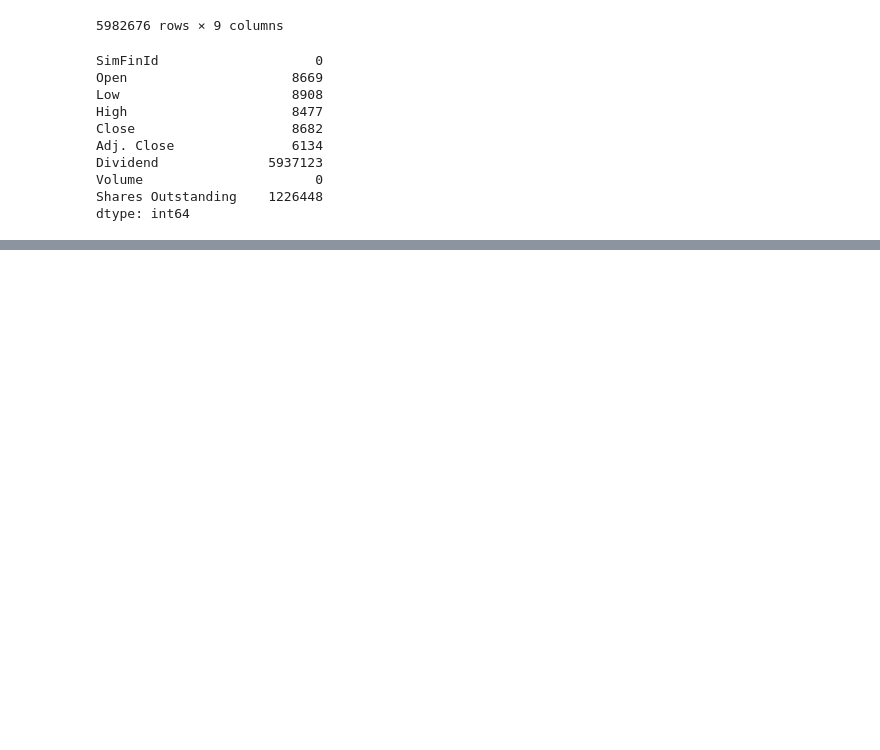
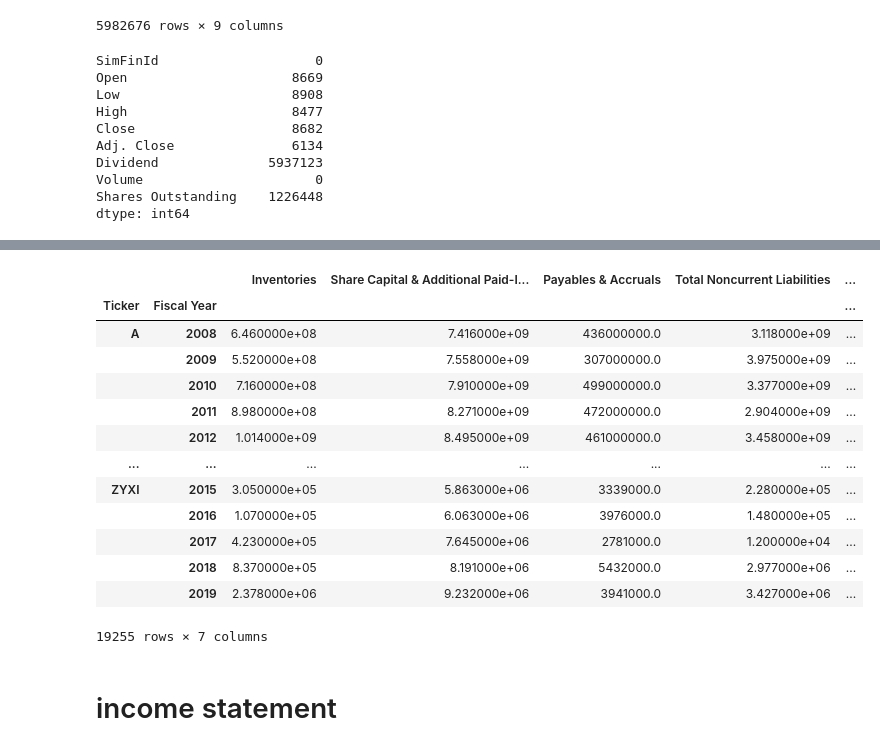
Before and after one commit to MuayThaiLegz/ScientificMethod_ForInvesting-, a Jupyter notebook: barrnun.ipynb, the cells around one changed output, grey strips where cells are left out. Cells and saved outputs as stored; diff of their text form; code cells hidden in the pictures; blank space fills up the shorter version.

```diff
--- a/barrnun.ipynb
+++ b/barrnun.ipynb
@@ -328,0 +561,27 @@ df['Ticker']
+# %%
+balance_data_neg = balance_data[
+    ["Inventories",
+     "Share Capital & Additional Paid-In Capital",
+     "Payables & Accruals", "Total Noncurrent Liabilities",
+     "Long Term Debt",
+     'Total Liabilities & Equity',
+     'Total Current Liabilities']]
+# %%
+balance_data_neg
+# %% [output]
+|  |  | Inventories | Share Capital & Additional Paid-I... | Payables & Accruals | Total Noncurrent Liabilities | ... |
+| Ticker | Fiscal Year |  |  |  |  | ... |
+| A | 2008 | 6.460000e+08 | 7.416000e+09 | 436000000.0 | 3.118000e+09 | ... |
+|  | 2009 | 5.520000e+08 | 7.558000e+09 | 307000000.0 | 3.975000e+09 | ... |
+|  | 2010 | 7.160000e+08 | 7.910000e+09 | 499000000.0 | 3.377000e+09 | ... |
+|  | 2011 | 8.980000e+08 | 8.271000e+09 | 472000000.0 | 2.904000e+09 | ... |
+|  | 2012 | 1.014000e+09 | 8.495000e+09 | 461000000.0 | 3.458000e+09 | ... |
+| ... | ... | ... | ... | ... | ... | ... |
+| ZYXI | 2015 | 3.050000e+05 | 5.863000e+06 | 3339000.0 | 2.280000e+05 | ... |
+|  | 2016 | 1.070000e+05 | 6.063000e+06 | 3976000.0 | 1.480000e+05 | ... |
+|  | 2017 | 4.230000e+05 | 7.645000e+06 | 2781000.0 | 1.200000e+04 | ... |
+|  | 2018 | 8.370000e+05 | 8.191000e+06 | 5432000.0 | 2.977000e+06 | ... |
+|  | 2019 | 2.378000e+06 | 9.232000e+06 | 3941000.0 | 3.427000e+06 | ... |
+19255 rows × 7 columns
+# %% [markdown]
+# income statement
```
Also changed, not shown: parts of 53 cells of this notebook.
